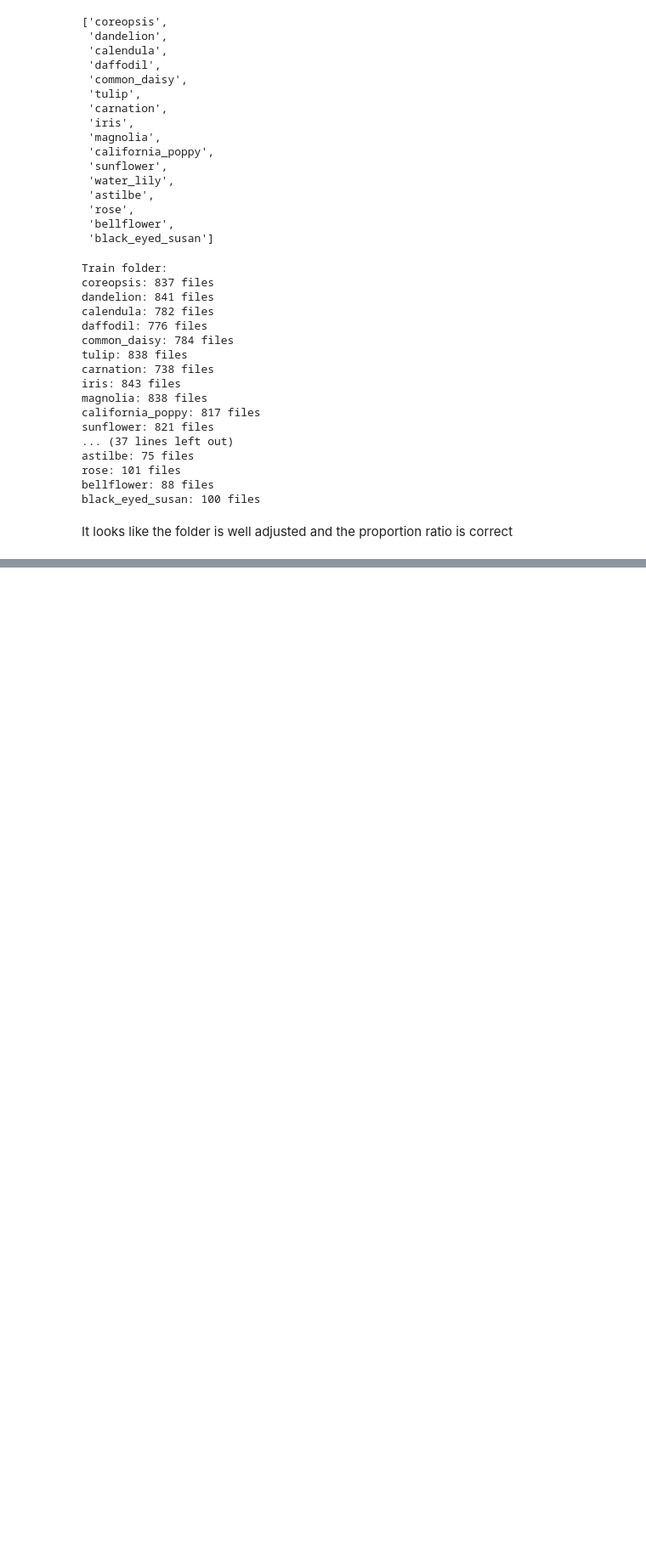
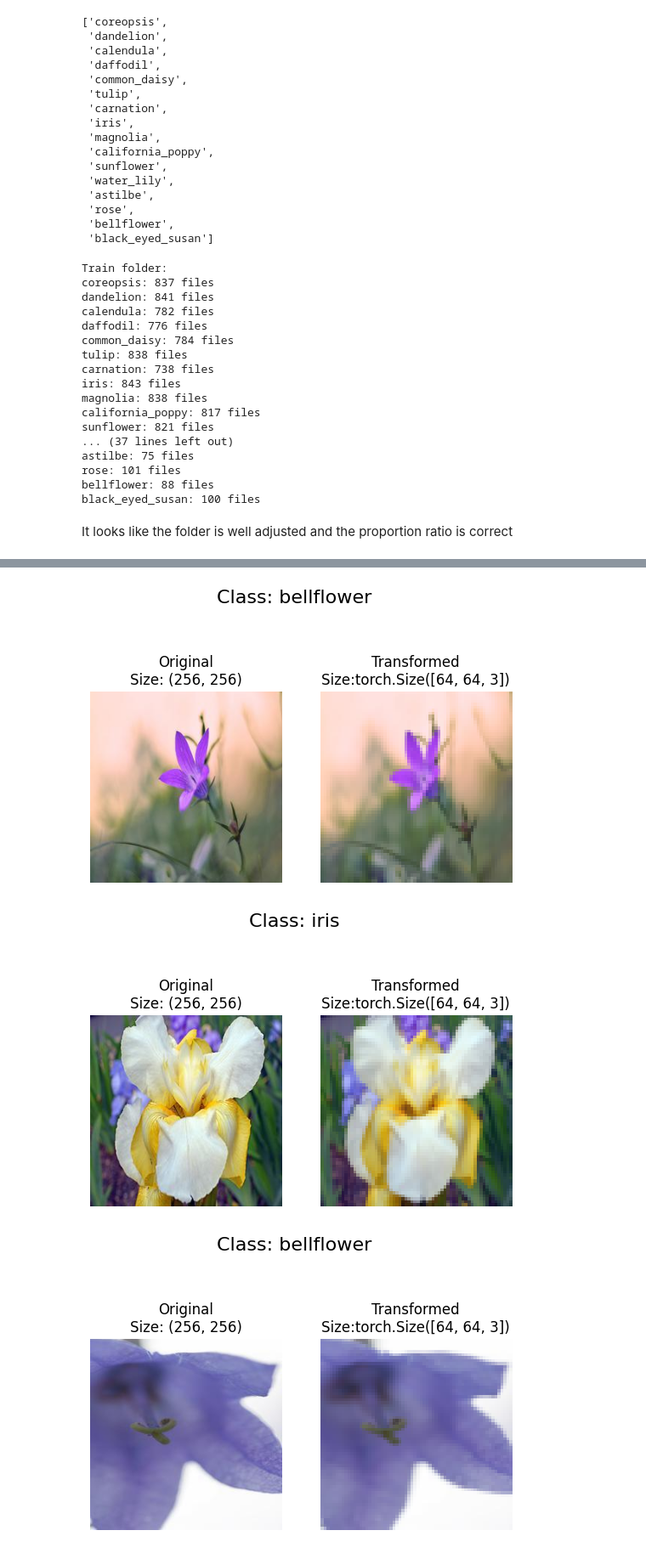
Before and after one commit to dpasierbiewicz/flower_classificator, a Jupyter notebook: Flower_classifier.ipynb, the cells around one changed output, grey strips where cells are left out. Shown at 85% size. Saved outputs shown, nothing was run; the diff lists cells and outputs as text; code cells hidden in the pictures; blank space fills up the shorter version.

```diff
--- a/Flower_classifier.ipynb
+++ b/Flower_classifier.ipynb
@@ -199,0 +251,37 @@ It looks like the folder is well adjusted and the proportion ratio is correct
+# %%
+#transforms size of a image to 64x64 pixels and transorms image into tensor
+data_transform = transforms.Compose([
+    transforms.Resize(size=(64, 64)),
+    transforms.ToTensor()
+])
+# %%
+# function which takes n image paths and transform them
+def plot_transformed_images(image_paths, transform, n=5, seed=None):
+  if seed:
+    random.seed(seed)
+  # selecting n random image paths
+  random_image_paths = random.sample(image_paths, k=n)
+  for image_path in random_image_paths:
+    with Image.open(image_path) as f:
+      fig, ax = plt.subplots(nrows=1, ncols=2)
+      # original photo
+      ax[0].imshow(f)
+      ax[0].set_title(f"Original\nSize: {f.size}")
+      ax[0].axis(False)
+      # changing dimensions of the tensor from [Color, Height, Width] to [H, W, C]
+      # so a matplotlib.imshow can work properly
+      transformed_image = transform(f).permute(1, 2, 0)
+      #transformed photo
+      ax[1].imshow(transformed_image)
+      ax[1].set_title(f"Transformed\nSize:{transformed_image.shape}")
+      ax[1].axis("off")
+
+      fig.suptitle(f"Class: {image_path.parent.stem}", fontsize=16)
+plot_transformed_images(image_paths = image_path_list,
+                        transform=data_transform,
+                        n=5,
+                        seed=None)
+# %% [output]
+[figure, added]
+[figure, added]
+[figure, added]
```
Also changed, not shown: parts of 5 cells of this notebook.
